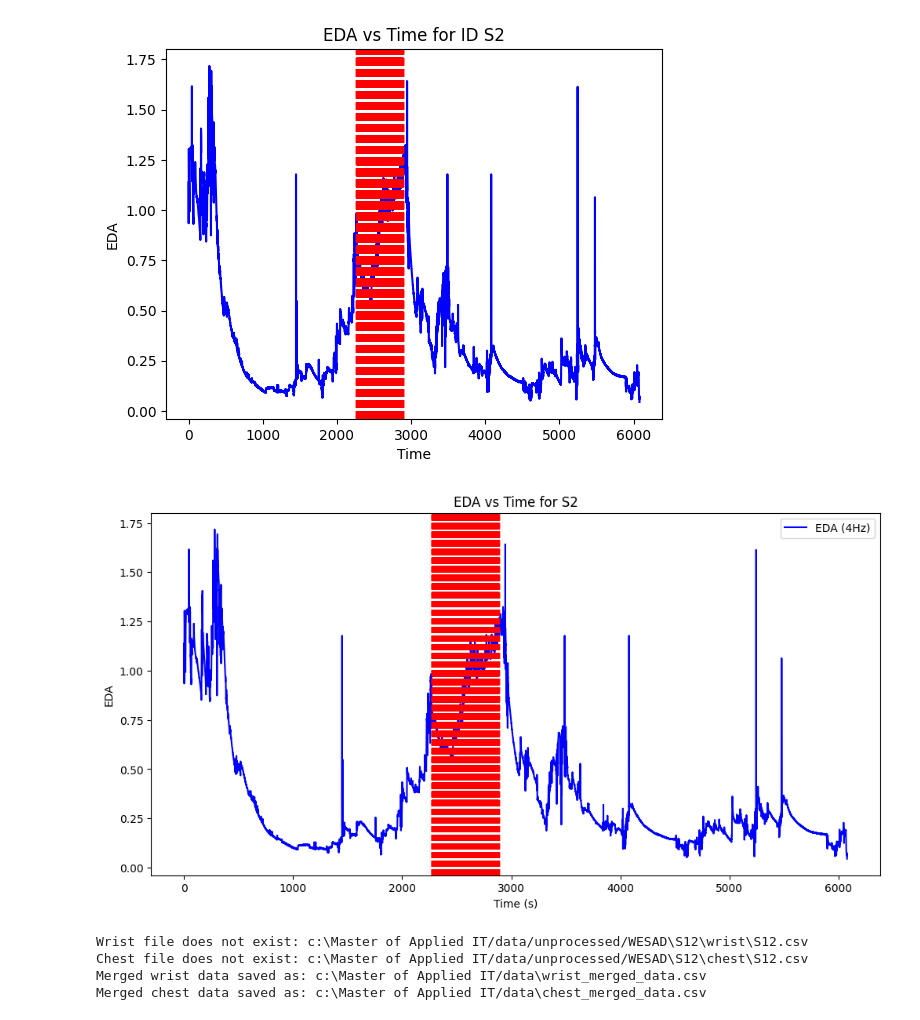
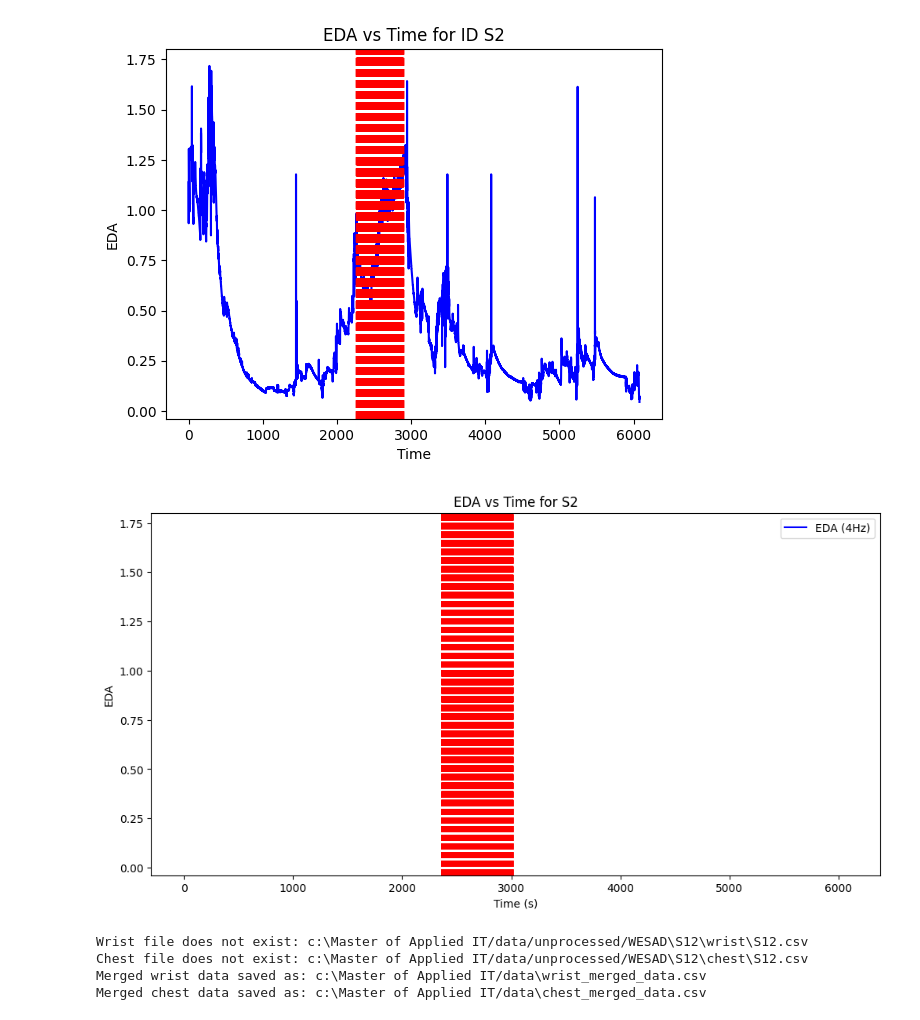
Before and after one commit to markgoertz/Convolutional-Neural-Network-on-Electrodermal-Activity-for-Stress-Assessment, a Jupyter notebook: code/unzip_script.ipynb, the cells around one changed output. Cells and saved outputs as stored; diff of their text form; code cells hidden in the pictures.

```diff
--- a/code/unzip_script.ipynb
+++ b/code/unzip_script.ipynb
@@ -254,27 +245,27 @@ plt.show()
 # %%
 import pandas as pd
 import matplotlib.pyplot as plt
 
 # Load the data from the CSV file
 file_path = 'C:/Master of Applied IT/data/unprocessed/WESAD/S2/wrist/S2.csv'
-df = pd.read_csv(file_path).ffill()
+df = pd.read_csv(file_path)
 
 # Plot EDA vs Time
 plt.figure(figsize=(12, 6))
 plt.plot(df['Time'], df['EDA'], label='EDA (4Hz)', color='blue')
 
 # Highlight moments of stress where label is 2
 stress_times = df['Time'][df['labels'] == 2]
 for stress_time in stress_times:
     plt.axvline(x=stress_time, color='red', linestyle='--', alpha=0.7)
 
 plt.xlabel('Time (s)')
 plt.ylabel('EDA')
 plt.title('EDA vs Time for S2')
 plt.legend()
 plt.show()
 # %% [output]
-[figure, old version]
+[figure, new version]
 # %%
 # Create empty DataFrames to store the merged wrist and chest data
 merged_wrist_df = pd.DataFrame()
```
Also changed, not shown: parts of 2 cells of this notebook, 28 other files.
